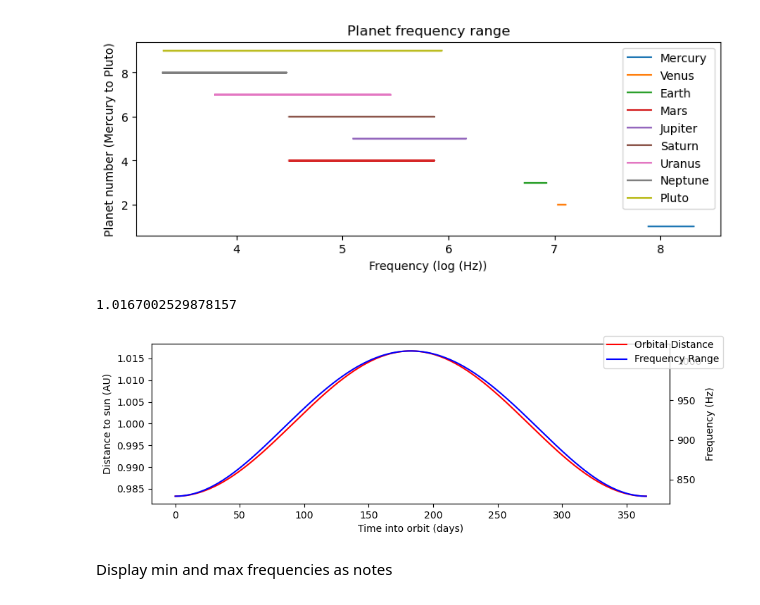
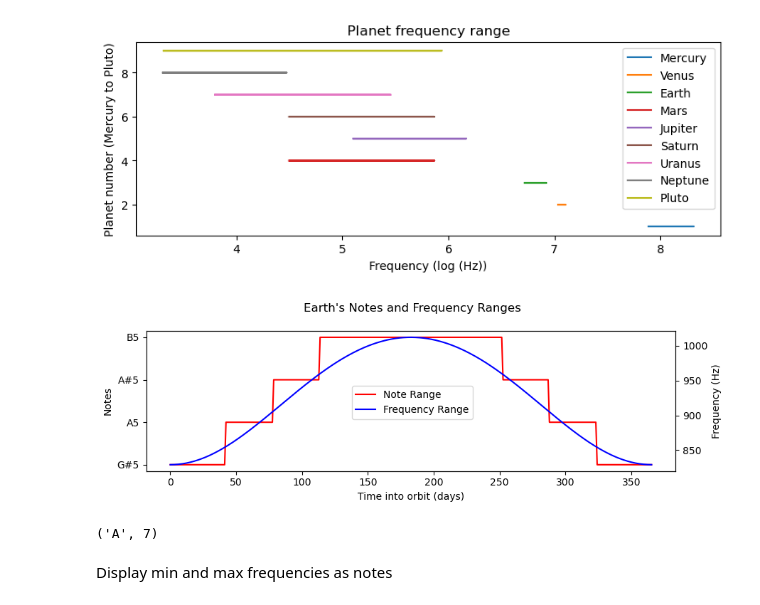
Before and after one commit to neil-power/music_of_the_spheres, a Jupyter notebook: group project.ipynb, the cells around one changed output. Saved outputs shown, nothing was run; the diff lists cells and outputs as text; code cells hidden in the pictures.

Commit message:
Updated error with current distance notes

```diff
--- a/group project.ipynb
+++ b/group project.ipynb
@@ -61,15 +61,9 @@ class Planet: #RETURNS ALL VALUES IN AU
 
     def get_current_distance(self):
         if self.name == "Earth":
-            observer = ephem.Observer()
-            observer.date = ephem.now()
-            observer.lat = '0'
-            observer.lon = '0'
-
             sun = ephem.Sun()
-            sun.compute(observer)
-
-            distance_au = ephem.separation(sun, observer)
+            sun.compute()
+            distance_au = sun.earth_distance
         else:
             planet = getattr(ephem, self.name)()
             planet.compute()
@@ -79,15 +73,9 @@ class Planet: #RETURNS ALL VALUES IN AU
 
     def get_distance_at_time(self,date):
         if self.name == "Earth":
-            observer = ephem.Observer()
-            observer.date = date
-            observer.lat = '0'
-            observer.lon = '0'
-
             sun = ephem.Sun()
-            sun.compute(observer)
-
-            distance_au = ephem.separation(sun, observer)
+            sun.compute(date)
+            distance_au = sun.earth_distance
         else:
             planet = getattr(ephem, self.name)()
             planet.compute(date)
@@ -334,22 +322,29 @@ plt.show()
 # %%
 fig, ax1 = plt.subplots(figsize=(9,3))
 
 ax1.set_xlabel("Time into orbit (days)")
-ax1.set_ylabel("Distance to sun (AU)")
-ax1.plot(t_total[2],dist_total[2],color="r")
-print(max(dist_total[2]))
+ax1.set_ylabel("Notes")
+
+earth_notes = []
+for f in freq_total[2]:
+    n,o = freq_to_note(f)
+    earth_notes.append(str(n)+str(o))
+#print(earth_notes)
+ax1.plot(t_total[2],earth_notes,color="r")
 
 ax2 = ax1.twinx()
 ax2.set_ylabel("Frequency (Hz)")
 ax2.plot(t_total[2],freq_total[2],color="b")
 
 fig.tight_layout()
-fig.legend(["Orbital Distance","Frequency Range"])
-fig.suptitle("Frequency and ")
+fig.legend(["Note Range","Frequency Range"],loc="center")
+fig.suptitle("Earth's Notes and Frequency Ranges")
+plt.tight_layout()
 plt.show()
+print(freq_to_note(3504.457295207845))
 # %% [output]
+[figure, new version]
-1.0167002529878157
+('A', 7)
-[figure, old version]
 # %% [markdown]
 Display min and max frequencies as notes
 # %%
```
Also changed, not shown: parts of 4 cells of this notebook, 4 other files.
